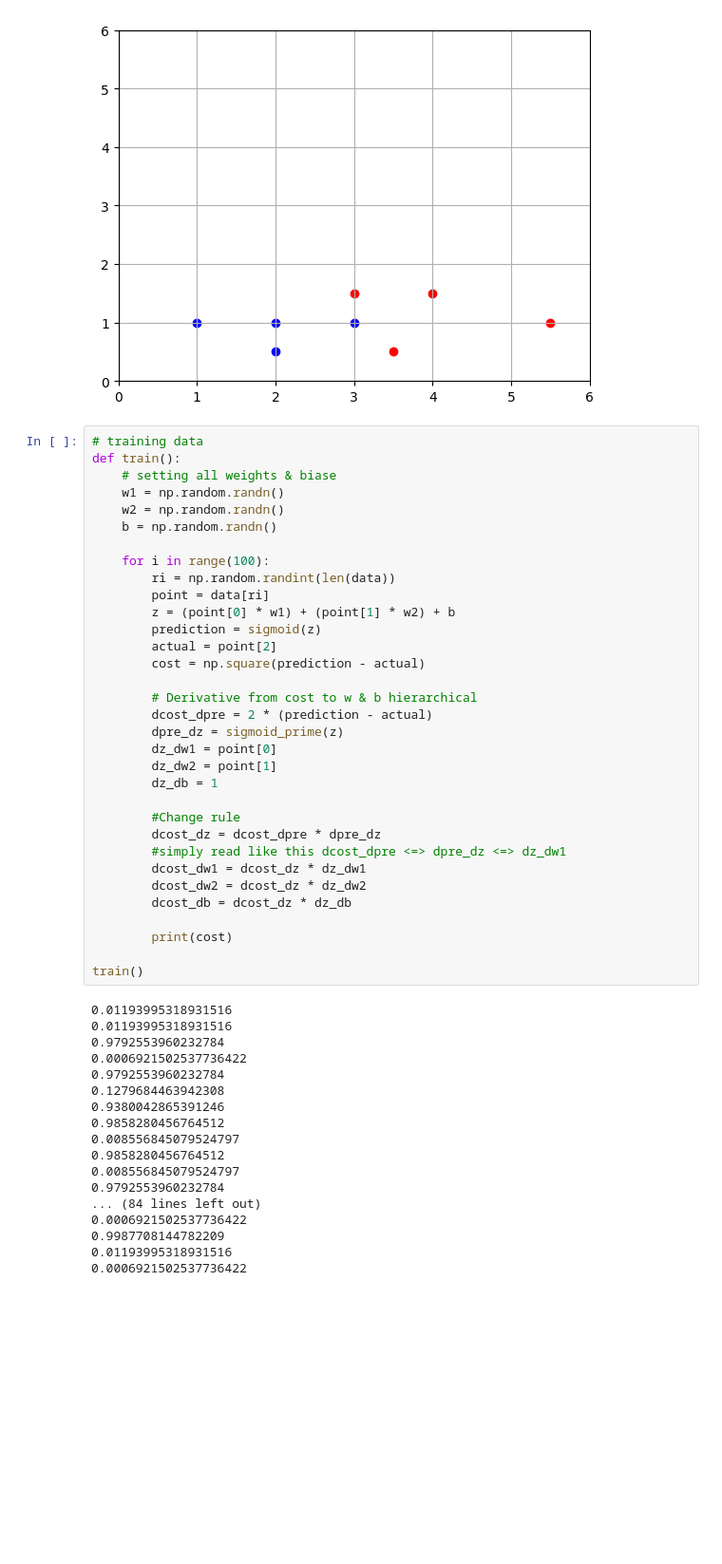
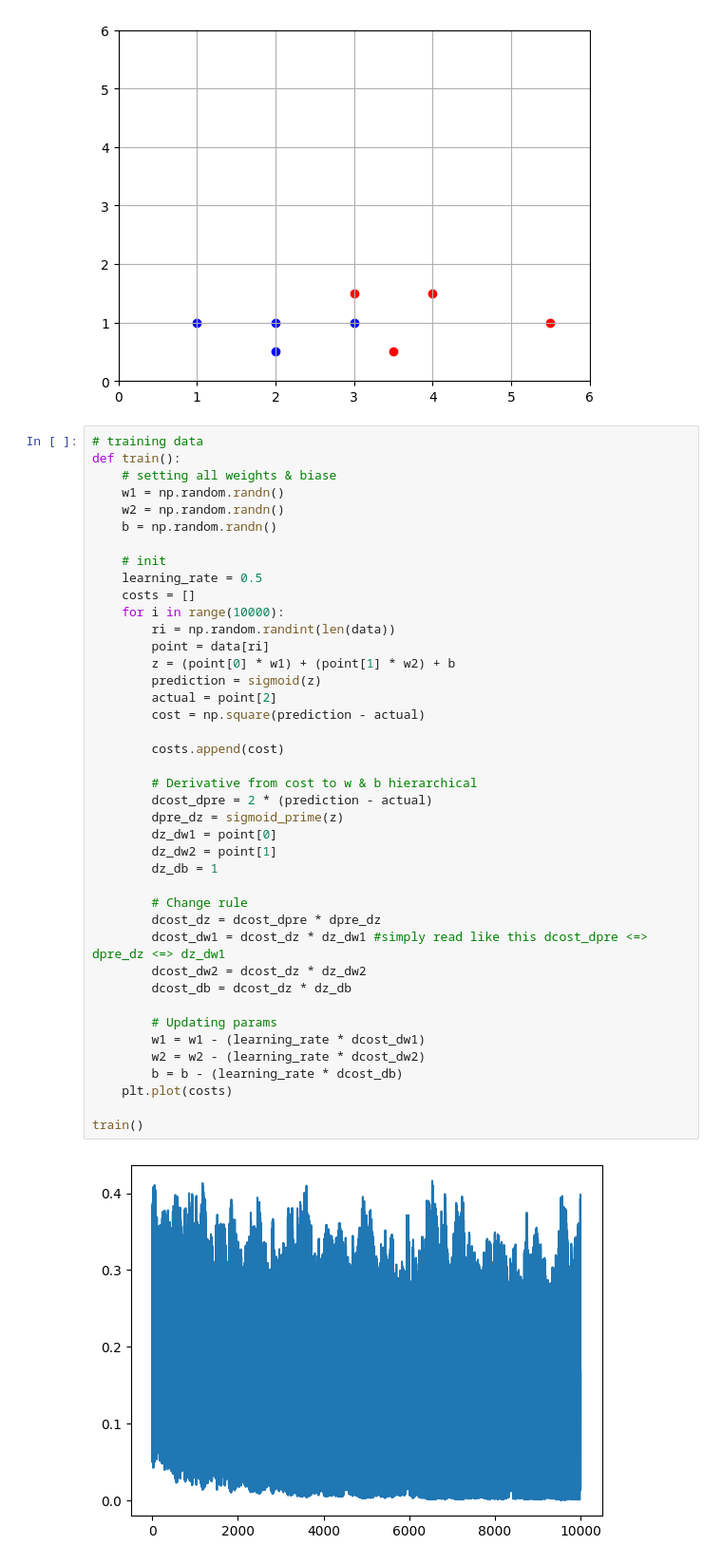
Before and after one commit to aungzanbaw/ML, a Jupyter notebook: BeginnerIntroNN/neuron_network.ipynb, the cells around one changed output. Shown at 95% size. Drawn from its saved outputs; the diff is of its cells as text; blank space fills up the shorter version.

Commit message:
Tuning hyper params by hand

```diff
--- a/BeginnerIntroNN/neuron_network.ipynb
+++ b/BeginnerIntroNN/neuron_network.ipynb
@@ -44,51 +44,43 @@ for i in range(len(data)):
 # %%
 # training data
 def train():
     # setting all weights & biase
     w1 = np.random.randn()
     w2 = np.random.randn()
     b = np.random.randn()
 
-    for i in range(100):
+    # init
+    learning_rate = 0.5
+    costs = []
+    for i in range(10000):
         ri = np.random.randint(len(data))
         point = data[ri]
         z = (point[0] * w1) + (point[1] * w2) + b
         prediction = sigmoid(z)
         actual = point[2]
         cost = np.square(prediction - actual)
+
+        costs.append(cost)
 
         # Derivative from cost to w & b hierarchical
         dcost_dpre = 2 * (prediction - actual)
         dpre_dz = sigmoid_prime(z)
         dz_dw1 = point[0]
         dz_dw2 = point[1]
         dz_db = 1
 
-        #Change rule
+        # Change rule
         dcost_dz = dcost_dpre * dpre_dz
-        #simply read like this dcost_dpre <=> dpre_dz <=> dz_dw1
-        dcost_dw1 = dcost_dz * dz_dw1
+        dcost_dw1 = dcost_dz * dz_dw1 #simply read like this dcost_dpre <=> dpre_dz <=> dz_dw1
         dcost_dw2 = dcost_dz * dz_dw2
         dcost_db = dcost_dz * dz_db
 
-        print(cost)
+        # Updating params
+        w1 = w1 - (learning_rate * dcost_dw1)
+        w2 = w2 - (learning_rate * dcost_dw2)
+        b = b - (learning_rate * dcost_db)
+    plt.plot(costs)
 
 train()
 # %% [output]
-0.01193995318931516
-0.01193995318931516
-0.9792553960232784
-0.0006921502537736422
-0.9792553960232784
-0.1279684463942308
-0.9380042865391246
-0.9858280456764512
-0.008556845079524797
-0.9858280456764512
-0.008556845079524797
-0.9792553960232784
-... (84 lines left out)
-0.0006921502537736422
-0.9987708144782209
-0.01193995318931516
-0.0006921502537736422
+[figure, added]
```
